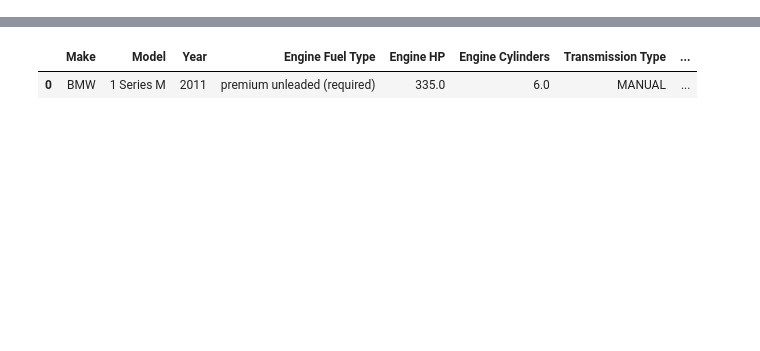
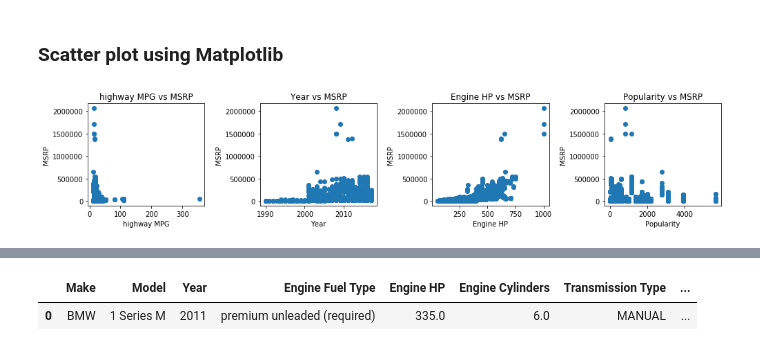
Before and after one commit to berkurka/python_lessons, a Jupyter notebook: Linear Regression/feature_selection.ipynb, the cells around one changed output, grey strips where cells are left out. Cells and saved outputs as stored; diff of their text form; code cells hidden in the pictures; blank space fills up the shorter version.

```diff
--- a/Linear Regression/feature_selection.ipynb
+++ b/Linear Regression/feature_selection.ipynb
@@ -21,0 +42,16 @@ df = df[~df['Engine Cylinders'].isnull()]
+# %% [markdown]
+### Scatter plot using Matplotlib
+# %%
+ncols = 4
+nrows = (1 + len(features) % ncols)
+plt.figure(figsize=(14,3))
+
+for i in range(len(features)):
+    plt.subplot(nrows, 4, i + 1)
+    plt.scatter(features[i], 'MSRP', data=df)
+    plt.xlabel(features[i])
+    plt.title(f'{features[i]} vs MSRP')
+    plt.ylabel('MSRP')
+    plt.tight_layout()
+# %% [output]
+[figure, added]
```
Also changed, not shown: parts of 19 cells of this notebook, 5 other files.
